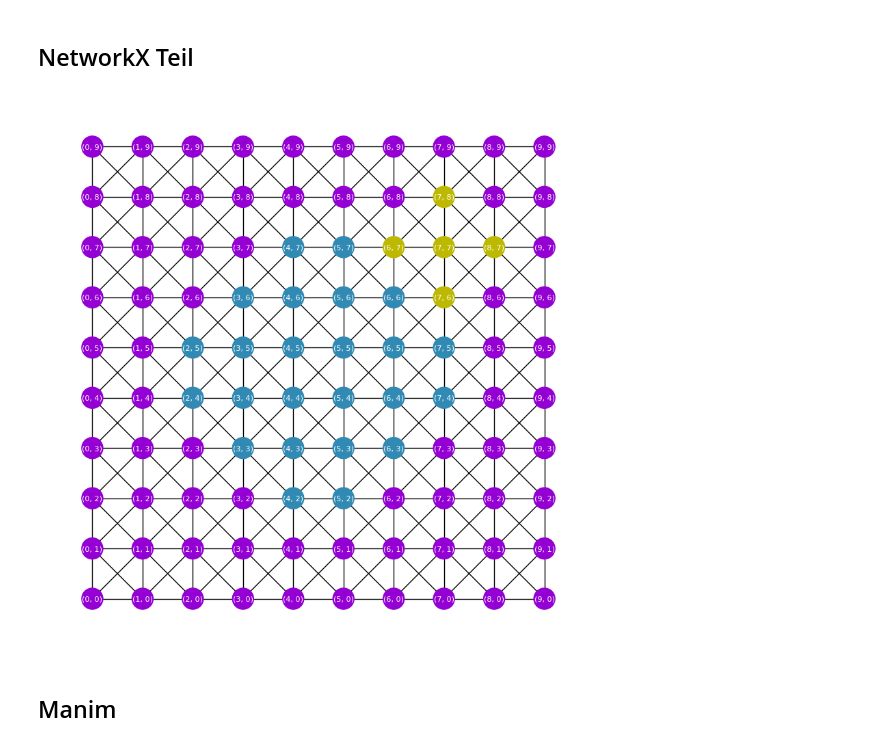
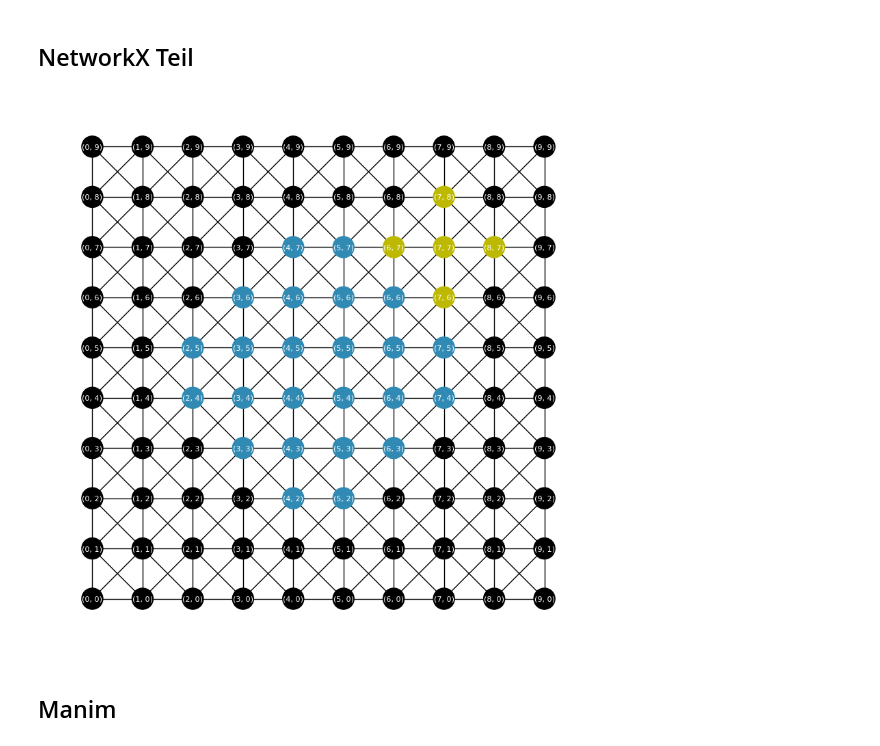
Before and after one commit to Marcus02W/Graph-Cuts-Animation, a Jupyter notebook: Lukas/Video.ipynb, the cells around one changed output. Cells and saved outputs as stored; diff of their text form; code cells hidden in the pictures.

```diff
--- a/Lukas/Teil 3.ipynb
+++ b/Lukas/Video.ipynb
@@ -33,35 +33,35 @@ for i in range(x):
             if j > 0:
                 G.add_edge((i, j), (i + 1, j - 1))  # Diagonal right-top
             if j < 9:
                 G.add_edge((i, j), (i + 1, j + 1))  # Diagonal right-bottom
         if j < 9:
             G.add_edge((i, j), (i, j + 1))  # Edge to the bottom
 
 # Define positions for the nodes in the graph
 pos = {(i, j): (i, j) for i in range(10) for j in range(10)}
 
 # Define nodes for Moon and Earth
 moon_nodes = [(7,8), (6,7), (7,7), (8,7), (7,6)]
 earth_nodes = [(5,7), (4,7), (3,6), (4,6), (5,6), (6,6), (2,5), (3,5), (4,5), (5,5), (6,5), (7,5),
                (2,4), (3,4), (4,4), (5,4), (6,4), (7,4), (3,3), (4,3), (5,3), (6,3), (4,2), (5,2)]
 
 # Set colors for each node
 node_colors = []
 for node in G.nodes():
     if node in moon_nodes:
         node_colors.append('#bdb900')  # Color for Moon
     elif node in earth_nodes:
         node_colors.append('#318ab3')  # Color for Earth
     else:
-        node_colors.append('#9400D3')  # Default color
+        node_colors.append('black')  # Default color
 
 # Plot the graph with diagonal connections
 plt.figure(figsize=(8, 8))
 nx.draw(G, pos, with_labels=True, node_color=node_colors, edge_color='black', font_color='white', node_size=500, font_size=8)
 plt.gca().set_facecolor('grey')
 plt.show()
 # %% [output]
-[figure, old version]
+[figure, new version]
 # %%
 config.media_embed = True
 config.tex_compiler = "pdflatex"
```
Also changed, not shown: parts of 3 cells of this notebook, 1 other file.
